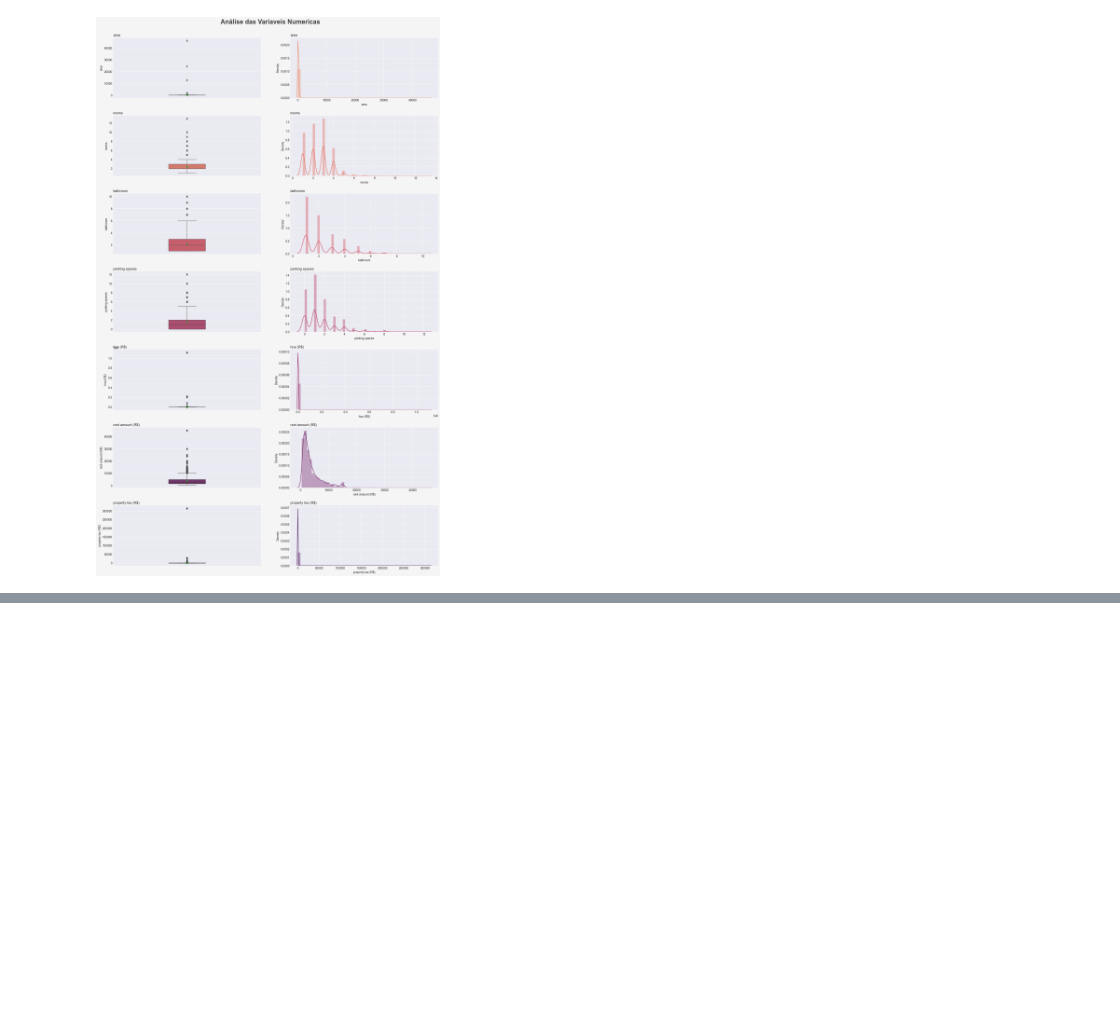
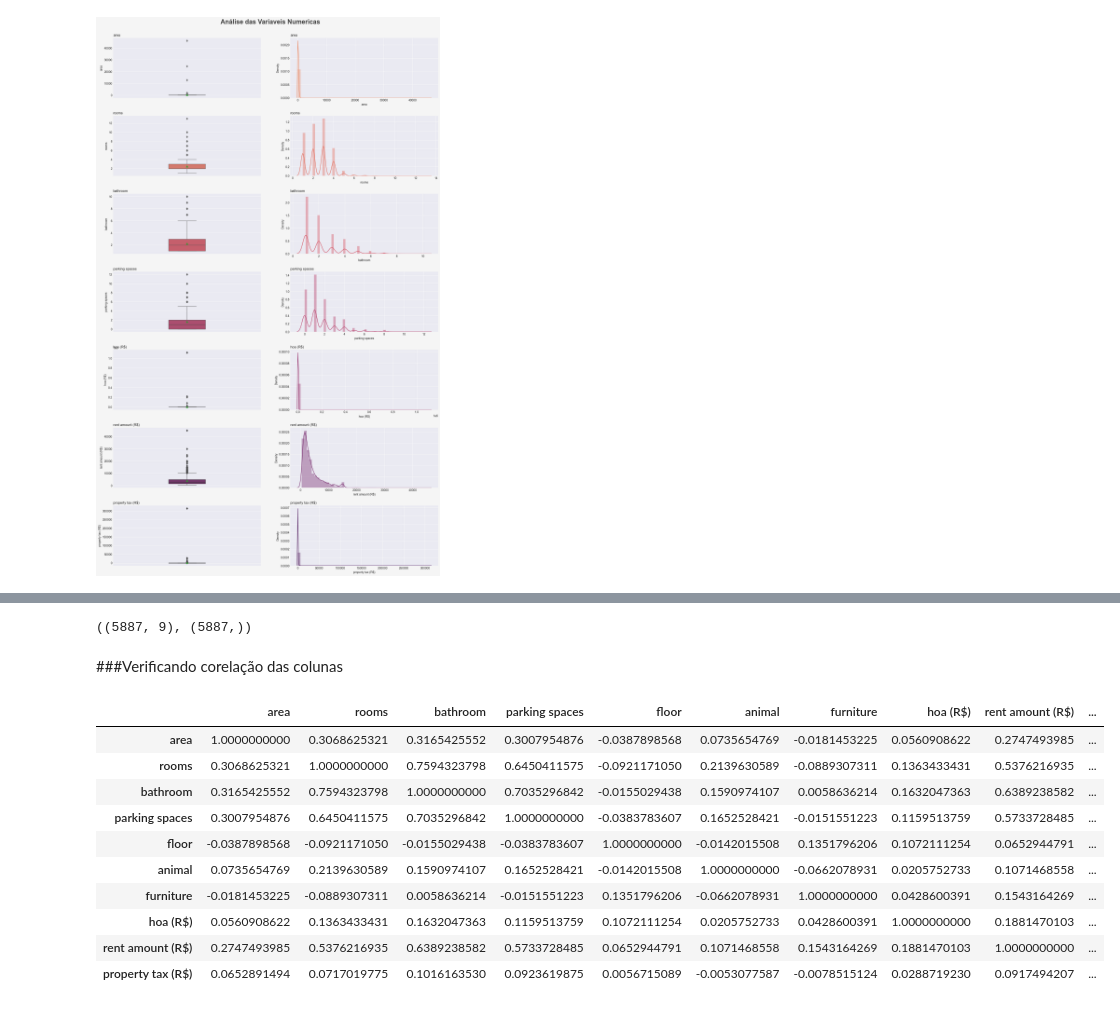
Before and after one commit to denisbrunom/Precificacao_aluguel, a Jupyter notebook: house.ipynb, the cells around one changed output, grey strips where cells are left out. Drawn from its saved outputs; the diff is of its cells as text; code cells hidden in the pictures; blank space fills up the shorter version.

```diff
--- a/house.ipynb
+++ b/house.ipynb
@@ -227,0 +234,11 @@ for Coluna in Colunas_Numericas:
+# %%
+#ajustando colunas categoriacas
+
+df['animal'] = df['animal'].map({'acept':1, 'not acept':0})
+df['furniture'] = df['furniture'].map({'furnished':1, 'not furnished':0})
+
+# Filtrar a cidade de São Paulo
+Filtro_SP = df.loc[df['city']=='São Paulo']
+
+#verificando a nova base de dados.
+Filtro_SP.head()
@@ -227,0 +252,27 @@ for Coluna in Colunas_Numericas:
+# %%
+Filtro_SP.drop(columns=['city'], inplace=True)
+# %%
+#Separar Dados
+Caracteristicas = Filtro_SP.drop(columns=['rent amount (R$)'])
+Previsor = Filtro_SP['rent amount (R$)']
+Caracteristicas.shape, Previsor.shape
+# %% [output]
+((5887, 9), (5887,))
+# %% [markdown]
+###Verificando corelação das colunas
+# %%
+Filtro_SP.corr()
+#proximo de 1 - Correlação positiva [ambas sobem]
+#proxima de -1 - Correlação negativa [uma sobe outra desce]
+# %% [output]
+|  | area | rooms | bathroom | parking spaces | floor | animal | furniture | hoa (R$) | rent amount (R$) | ... |
+| area | 1.0000000000 | 0.3068625321 | 0.3165425552 | 0.3007954876 | -0.0387898568 | 0.0735654769 | -0.0181453225 | 0.0560908622 | 0.2747493985 | ... |
+| rooms | 0.3068625321 | 1.0000000000 | 0.7594323798 | 0.6450411575 | -0.0921171050 | 0.2139630589 | -0.0889307311 | 0.1363433431 | 0.5376216935 | ... |
+| bathroom | 0.3165425552 | 0.7594323798 | 1.0000000000 | 0.7035296842 | -0.0155029438 | 0.1590974107 | 0.0058636214 | 0.1632047363 | 0.6389238582 | ... |
+| parking spaces | 0.3007954876 | 0.6450411575 | 0.7035296842 | 1.0000000000 | -0.0383783607 | 0.1652528421 | -0.0151551223 | 0.1159513759 | 0.5733728485 | ... |
+| floor | -0.0387898568 | -0.0921171050 | -0.0155029438 | -0.0383783607 | 1.0000000000 | -0.0142015508 | 0.1351796206 | 0.1072111254 | 0.0652944791 | ... |
+| animal | 0.0735654769 | 0.2139630589 | 0.1590974107 | 0.1652528421 | -0.0142015508 | 1.0000000000 | -0.0662078931 | 0.0205752733 | 0.1071468558 | ... |
+| furniture | -0.0181453225 | -0.0889307311 | 0.0058636214 | -0.0151551223 | 0.1351796206 | -0.0662078931 | 1.0000000000 | 0.0428600391 | 0.1543164269 | ... |
+| hoa (R$) | 0.0560908622 | 0.1363433431 | 0.1632047363 | 0.1159513759 | 0.1072111254 | 0.0205752733 | 0.0428600391 | 1.0000000000 | 0.1881470103 | ... |
+| rent amount (R$) | 0.2747493985 | 0.5376216935 | 0.6389238582 | 0.5733728485 | 0.0652944791 | 0.1071468558 | 0.1543164269 | 0.1881470103 | 1.0000000000 | ... |
+| property tax (R$) | 0.0652891494 | 0.0717019775 | 0.1016163530 | 0.0923619875 | 0.0056715089 | -0.0053077587 | -0.0078515124 | 0.0288719230 | 0.0917494207 | ... |
```
Also changed, not shown: parts of 5 cells of this notebook.
